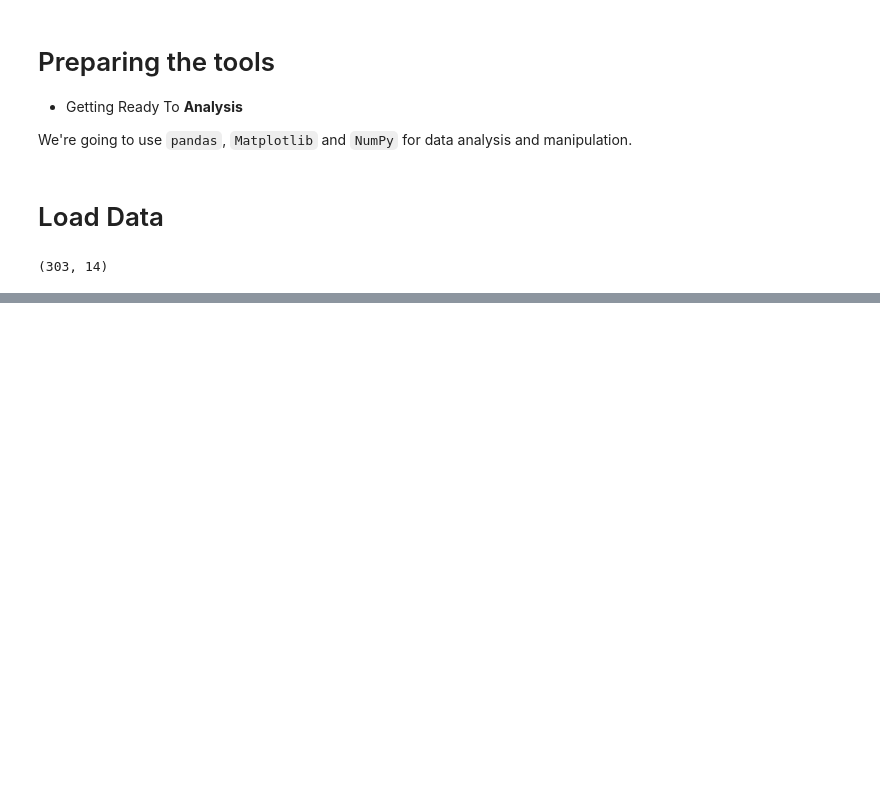
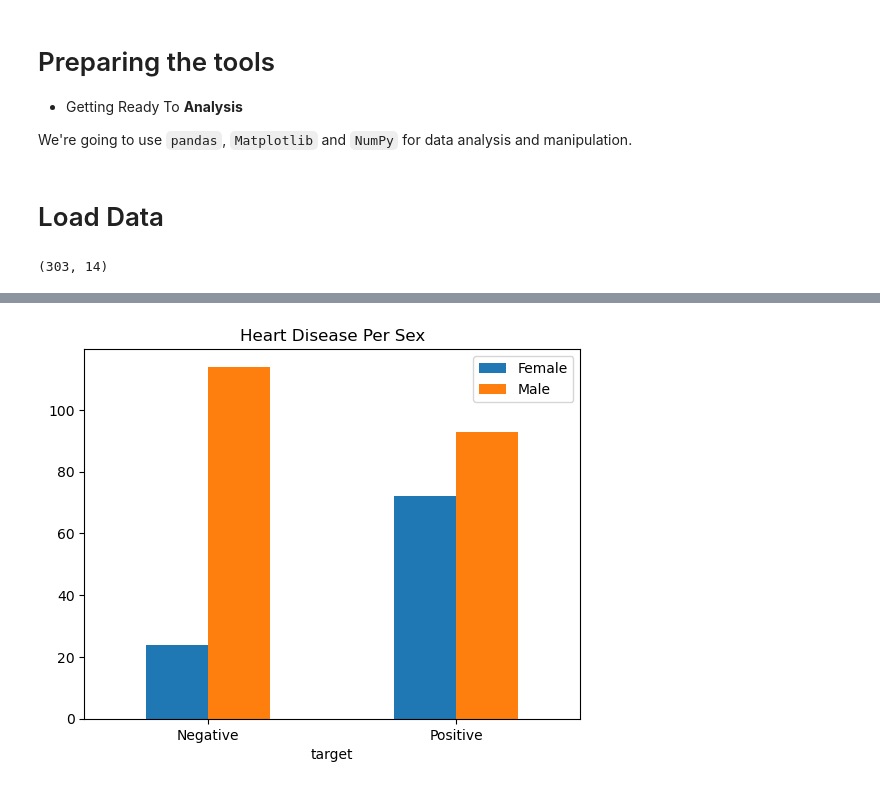
Before and after one commit to Hamid-Ba/heart-disease-project, a Jupyter notebook: Heart Disease Project.ipynb, the cells around one changed output, grey strips where cells are left out. Drawn from its saved outputs; the diff is of its cells as text; code cells hidden in the pictures; blank space fills up the shorter version.

Commit message:
Analyze heart disease by sex

```diff
--- a/Heart Disease Project.ipynb
+++ b/Heart Disease Project.ipynb
@@ -96,0 +131,6 @@ df.shape
+# %%
+pd.crosstab(df['target'],df['sex']).plot(kind='bar',title='Heart Disease Per Sex')
+plt.xticks([0 , 1],['Negative' , 'Positive'],rotation=0)
+plt.legend(['Female' , 'Male']);
+# %% [output]
+[figure, added]
```
Also changed, not shown: parts of 8 cells of this notebook.
